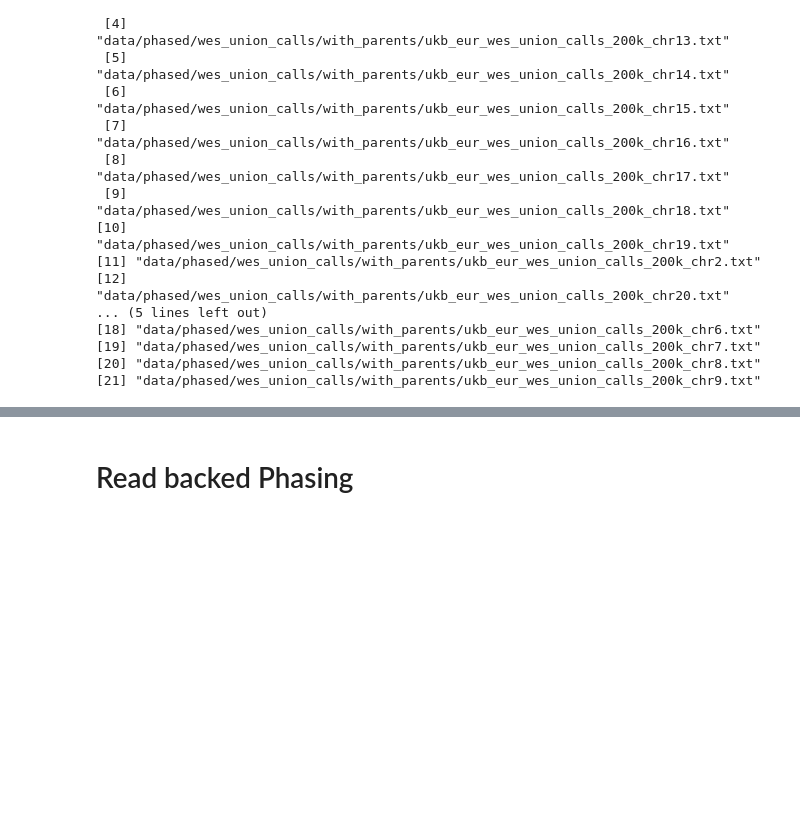
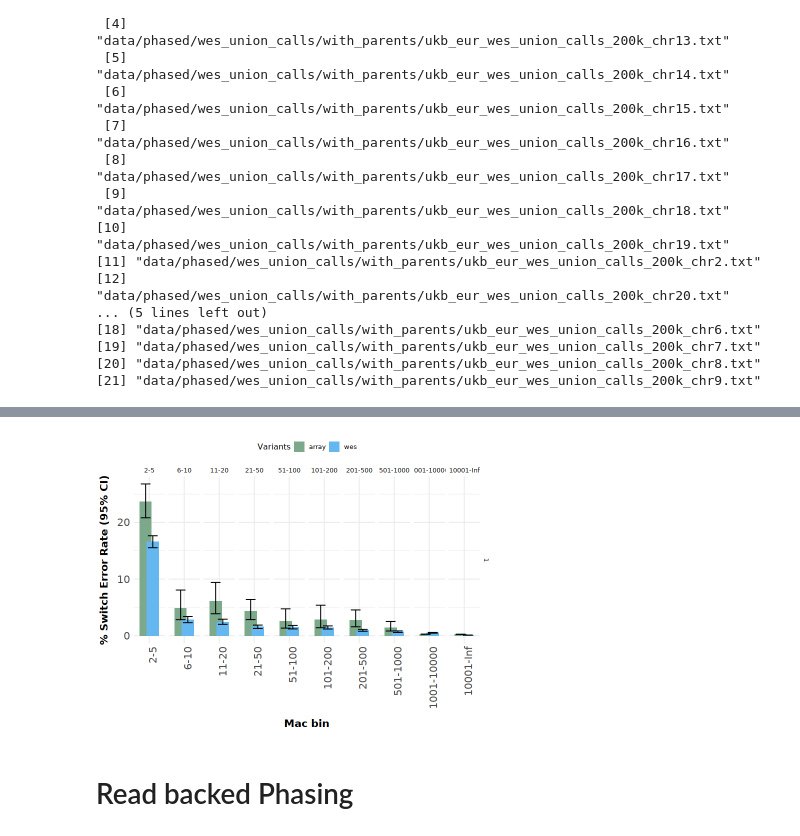
Before and after one commit to frhl/wes_ko_ukbb, a Jupyter notebook: notebooks/220824_transfer_figure1_plots.ipynb, the cells around one changed output, grey strips where cells are left out. Cells and saved outputs as stored; diff of their text form; code cells hidden in the pictures; blank space fills up the shorter version.

```diff
--- a/notebooks/220824_transfer_figure1_plots.ipynb
+++ b/notebooks/220824_transfer_figure1_plots.ipynb
@@ -458,0 +505,4 @@ files
+# %%
+d2 <- fread('data/phased/wes_union_calls/200k/shapeit5/tables/ukb_wes_union_calls_200k_shapeit5_parents_trio_switch_mac.txt.gz')
+bins <- unique(d2$mac_bin)
+d2$mac_bin <- factor(d2$mac_bin, bins)
@@ -459,3 +531,35 @@ files
+# %%
+options(repr.plot.width = 8, repr.plot.height = 6, repr.plot.res = 100)
+p2 <- ggplot(d2,
+   aes(
+       x=mac_bin,
+       y=100*pointest,
+       ymax = 100*upper,
+       ymin = 100*lower,
+       fill = wes_label,
+   )) +
+    theme_minimal() +
+    geom_bar(stat = 'identity', position = pd, size = 1) +
+    geom_errorbar(stat='identity', position = pd, width = 0.75) +
+    ylab('% Switch Error Rate (95% CI)') +
+    xlab('Mac bin') +
+    fill_scale +
+    labs(fill = "Hello") +
+    scale_y_continuous(breaks=scales::pretty_breaks(n=4)) +
+    #scale_x_continuous(breaks=scales::pretty_breaks(n=7)) +
+    theme(
+        legend.position = "top",
+        axis.text=element_text(size=15),
+        axis.title=element_text(size=15,face="bold"),
+        axis.title.x = element_text(margin=ggplot2::margin(t=10)),
+        axis.title.y = element_text(margin=ggplot2::margin(r=10)),
+        plot.title = element_text(hjust=0.5),
+        axis.text.x = element_text(angle = 90, vjust = 1, hjust=0)
+    ) +
+    facet_grid(1~mac_bin, scales = "free_x")
+p2
+# %% [output]
+[figure, added]
 # %% [markdown]
 # Read backed Phasing
 # %%
```
Also changed, not shown: parts of 8 cells of this notebook, 9 other files.
